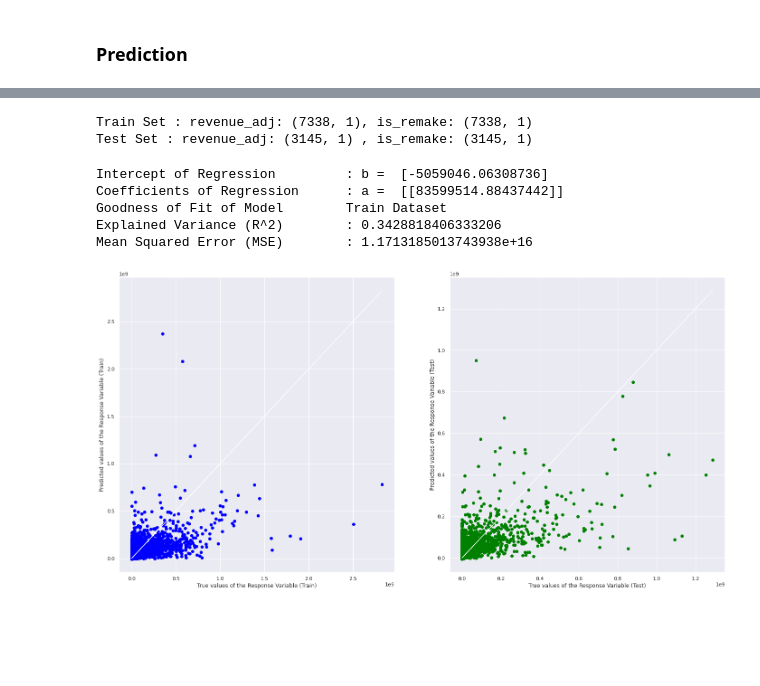
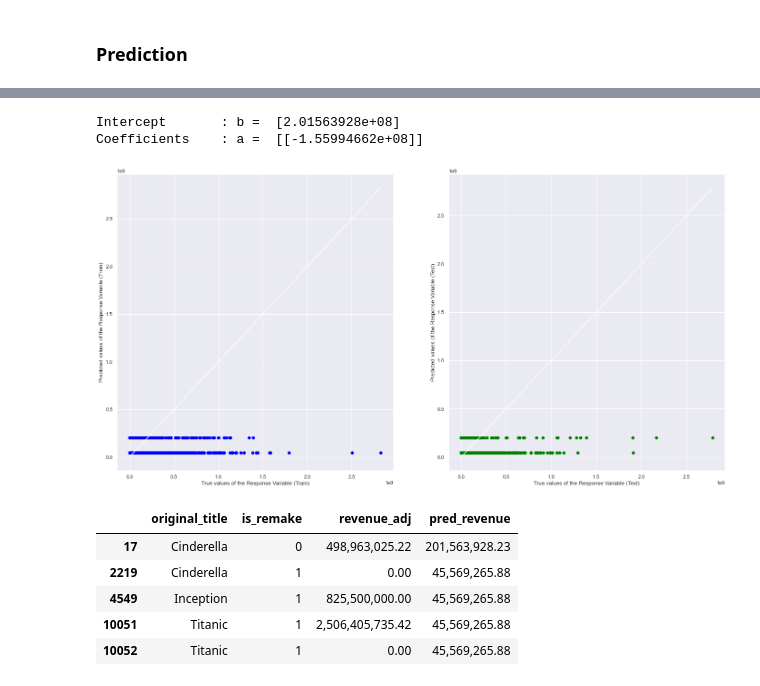
Before and after one commit to pohhjie/movie-analysis, a Jupyter notebook: movie-analysis_v1.ipynb, the cells around one changed output, grey strips where cells are left out. Drawn from its saved outputs; the diff is of its cells as text; code cells hidden in the pictures; blank space fills up the shorter version.

Commit message:
Updated Regression codes.

```diff
--- a/movie-analysis_v1.ipynb
+++ b/movie-analysis_v1.ipynb
@@ -453,0 +544,7 @@ Test Set : revenue_adj: (108, 1) , is_remake: (108, 1)
+# %%
+# Format categorical data into 0 and 1 to perform linear regression
+
+movies_df['is_remake'] = movies_df['is_remake'].astype('category')
+movies_df['is_remake'] = movies_df['is_remake'].cat.reorder_categories(['Y', 'N'], ordered=True)
+movies_df['is_remake'] = movies_df['is_remake'].cat.codes
+print(movies_df['is_remake'])
@@ -504,45 +635,47 @@ movie_predcheck
-# %%
-# Prepare train and test data for remakes
-popularity = pd.DataFrame(non_remake_cols['popularity'])  # Response
-revenue_adj = pd.DataFrame(non_remake_cols['revenue_adj'])
-
-rev_train, rev_test, pop_train, pop_test = train_test_split(revenue_adj, popularity, test_size = 0.3)
-print(f"Train Set : revenue_adj: {rev_train.shape}, is_remake: {pop_train.shape}")
-print(f"Test Set : revenue_adj: {rev_test.shape} , is_remake: {pop_test.shape}")
-# %% [output]
-Train Set : revenue_adj: (7338, 1), is_remake: (7338, 1)
-Test Set : revenue_adj: (3145, 1) , is_remake: (3145, 1)
 # %%
-# Linear Regression using Train Data
-linreg = LinearRegression()         # create the linear regression object
-linreg.fit(pop_train, rev_train)        # train the linear regression model
+# reset train and test data for linear regression
+predictors =  ["is_remake"]
+revenue_adj = pd.DataFrame(movies_df["revenue_adj"])  # Response
+is_remake = pd.DataFrame(movies_df[predictors])      # Predictor
+rev_train, rev_test, rm_train, rm_test = train_test_split(revenue_adj, is_remake, test_size = 0.25)
 
-# Coefficients of the Linear Regression line
-print('Intercept of Regression \t: b = ', linreg.intercept_)
-print('Coefficients of Regression \t: a = ', linreg.coef_)
+linreg = LinearRegression()
+linreg.fit(rm_train, rev_train)
+print('Intercept \t: b = ', linreg.intercept_)
+print('Coefficients \t: a = ', linreg.coef_)
 
-rev_train_pred = linreg.predict(pop_train)
-rev_test_pred = linreg.predict(pop_test)
+rev_train_pred = linreg.predict(rm_train)
+rev_test_pred = linreg.predict(rm_test)
 
-print("Goodness of Fit of Model \tTrain Dataset")
-print("Explained Variance (R^2) \t:", linreg.score(pop_train, rev_train))
-print("Mean Squared Error (MSE) \t:", mean_squared_error(rev_train, rev_train_pred))
-print()
-
+# Plot the Predictions vs the True values
 f, axes = plt.subplots(1, 2, figsize=(24, 12))
 axes[0].scatter(rev_train, rev_train_pred, color = "blue")
 axes[0].plot(rev_train, rev_train, 'w-', linewidth = 1)
 axes[0].set_xlabel("True values of the Response Variable (Train)")
 axes[0].set_ylabel("Predicted values of the Response Variable (Train)")
 axes[1].scatter(rev_test, rev_test_pred, color = "green")
 axes[1].plot(rev_test, rev_test, 'w-', linewidth = 1)
 axes[1].set_xlabel("True values of the Response Variable (Test)")
 axes[1].set_ylabel("Predicted values of the Response Variable (Test)")
 plt.show()
+
+movie_pred = movies_df[movies_df["original_title"].isin(["Titanic", "Inception", "Cinderella"])]
+movie_pred
+
+X_pred = pd.DataFrame(movie_pred[predictors])
+y_pred = linreg.predict(X_pred)
+y_pred
+
+y_pred = pd.DataFrame(y_pred, columns = ["pred_revenue"], index = movie_pred.index)
+movie_predcheck = pd.concat([movie_pred[["original_title", "is_remake", "revenue_adj"]], y_pred], axis = 1)
+movie_predcheck
 # %% [output]
-Intercept of Regression         : b =  [-5059046.06308736]
-Coefficients of Regression      : a =  [[83599514.88437442]]
-Goodness of Fit of Model        Train Dataset
-Explained Variance (R^2)        : 0.3428818406333206
-Mean Squared Error (MSE)        : 1.1713185013743938e+16
+Intercept       : b =  [2.01563928e+08]
+Coefficients    : a =  [[-1.55994662e+08]]
-[figure, old version]
+[figure, new version]
+|  | original_title | is_remake | revenue_adj | pred_revenue |
+| 17 | Cinderella | 0 | 498,963,025.22 | 201,563,928.23 |
+| 2219 | Cinderella | 1 | 0.00 | 45,569,265.88 |
+| 4549 | Inception | 1 | 825,500,000.00 | 45,569,265.88 |
+| 10051 | Titanic | 1 | 2,506,405,735.42 | 45,569,265.88 |
+| 10052 | Titanic | 1 | 0.00 | 45,569,265.88 |
```
Also changed, not shown: parts of 25 cells of this notebook.
